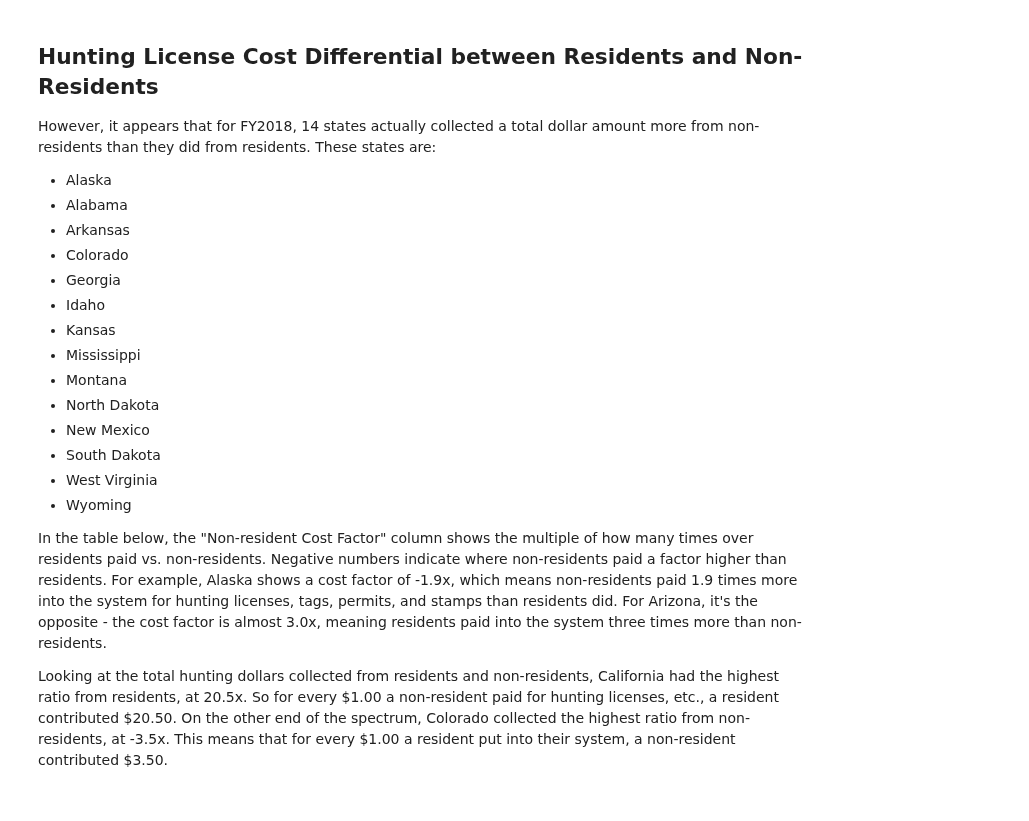
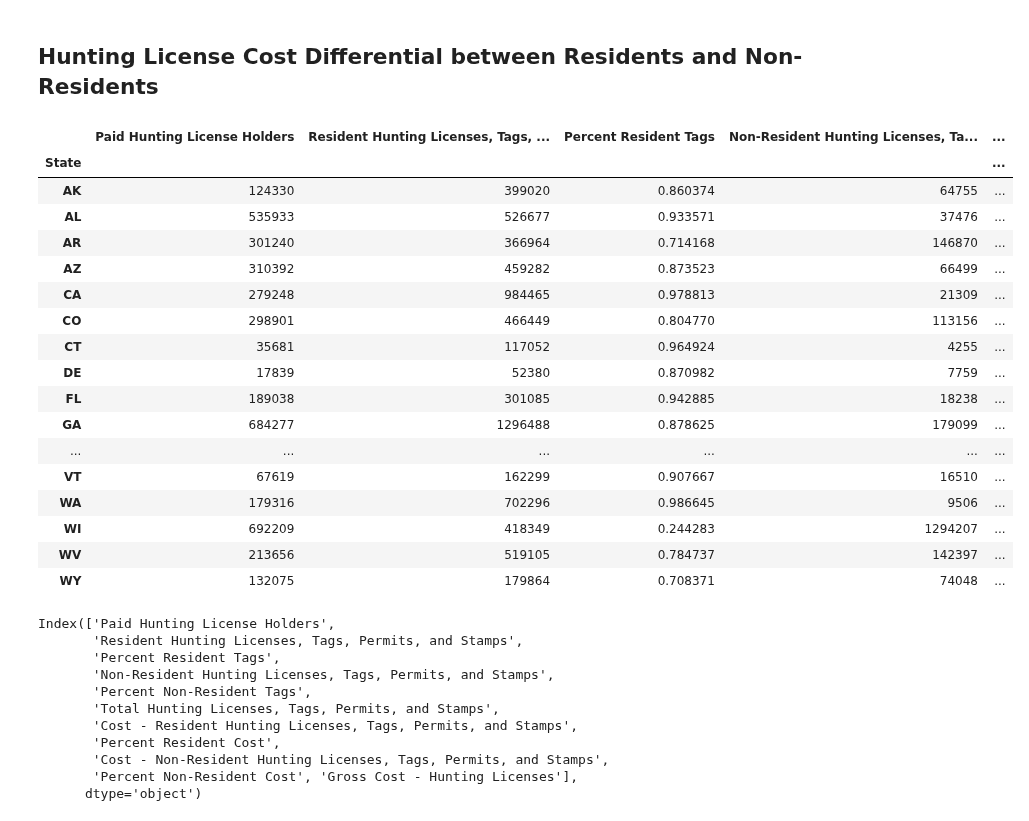
Before and after one commit to HKuz/DSforC, a Jupyter notebook: ResidentVNonResident/StateAgencyFunding.ipynb, the cells around one changed output. Drawn from its saved outputs; the diff is of its cells as text; code cells hidden in the pictures.

Commit message:
feat: Add 2018 data to spreadsheet for reference, continue analysis

```diff
--- a/ResidentVNonResident/StateAgencyFunding.ipynb
+++ b/ResidentVNonResident/StateAgencyFunding.ipynb
@@ -21,26 +37,3 @@ Hunting license data are from U.S. Fish and Wildlife Service's [Wildlife and Spo
-# %% [markdown]
-## Hunting License Cost Differential between Residents and Non-Residents
-
-
-
-However, it appears that for FY2018, 14 states actually collected a total dollar amount more from non-residents than they did from residents. These states are:
-
-- Alaska
-- Alabama
-- Arkansas
-- Colorado
-- Georgia
-- Idaho
-- Kansas
-- Mississippi
-- Montana
-- North Dakota
-- New Mexico
-- South Dakota
-- West Virginia
-- Wyoming
-
-In the table below, the "Non-resident Cost Factor" column shows the multiple of how many times over residents paid vs. non-residents. Negative numbers indicate where non-residents paid a factor higher than residents. For example, Alaska shows a cost factor of -1.9x, which means non-residents paid 1.9 times more into the system for hunting licenses, tags, permits, and stamps than residents did. For Arizona, it's the opposite - the cost factor is almost 3.0x, meaning residents paid into the system three times more than non-residents.
-
-Looking at the total hunting dollars collected from residents and non-residents, California had the highest ratio from residents, at 20.5x. So for every \$1.00 a non-resident paid for hunting licenses, etc., a resident contributed \$20.50. On the other end of the spectrum, Colorado collected the highest ratio from non-residents, at -3.5x. This means that for every \$1.00 a resident put into their system, a non-resident contributed \$3.50.
+# %% [markdown]
+## Hunting License Cost Differential between Residents and Non-Residents
 # %%
@@ -52,7 +46,31 @@ import matplotlib.pyplot as plt
 
 import seaborn as sns
 # %%
-# Import Data
-df = pd.read_excel(excel_path,
-                          sheet_name='2018-Full',
-                          index_col=index_col)
+# Import hunting data
+excel_path = './Data/NatlHuntingLicenseReportFY2019.xlsx'
+index_col = 'State'
+
+hunting = pd.read_excel(excel_path,
+                        sheet_name='2019-Full',
+                        index_col=index_col)
+
+hunting
+# %% [output]
+|  | Paid Hunting License Holders | Resident Hunting Licenses, Tags, ... | Percent Resident Tags | Non-Resident Hunting Licenses, Ta... | ... |
+| State |  |  |  |  | ... |
+| AK | 124330 | 399020 | 0.860374 | 64755 | ... |
+| AL | 535933 | 526677 | 0.933571 | 37476 | ... |
+| AR | 301240 | 366964 | 0.714168 | 146870 | ... |
+| AZ | 310392 | 459282 | 0.873523 | 66499 | ... |
+| CA | 279248 | 984465 | 0.978813 | 21309 | ... |
+| CO | 298901 | 466449 | 0.804770 | 113156 | ... |
+| CT | 35681 | 117052 | 0.964924 | 4255 | ... |
+| DE | 17839 | 52380 | 0.870982 | 7759 | ... |
+| FL | 189038 | 301085 | 0.942885 | 18238 | ... |
+| GA | 684277 | 1296488 | 0.878625 | 179099 | ... |
+| ... | ... | ... | ... | ... | ... |
+| VT | 67619 | 162299 | 0.907667 | 16510 | ... |
+| WA | 179316 | 702296 | 0.986645 | 9506 | ... |
+| WI | 692209 | 418349 | 0.244283 | 1294207 | ... |
+| WV | 213656 | 519105 | 0.784737 | 142397 | ... |
+| WY | 132075 | 179864 | 0.708371 | 74048 | ... |
@@ -58,0 +80,14 @@ df = pd.read_excel(excel_path,
+# %%
+hunting.columns
+# %% [output]
+Index(['Paid Hunting License Holders',
+       'Resident Hunting Licenses, Tags, Permits, and Stamps',
+       'Percent Resident Tags',
+       'Non-Resident Hunting Licenses, Tags, Permits, and Stamps',
+       'Percent Non-Resident Tags',
+       'Total Hunting Licenses, Tags, Permits, and Stamps',
+       'Cost - Resident Hunting Licenses, Tags, Permits, and Stamps',
+       'Percent Resident Cost',
+       'Cost - Non-Resident Hunting Licenses, Tags, Permits, and Stamps',
+       'Percent Non-Resident Cost', 'Gross Cost - Hunting Licenses'],
+      dtype='object')
```
Also changed, not shown: parts of 7 cells of this notebook, 1 other file.
